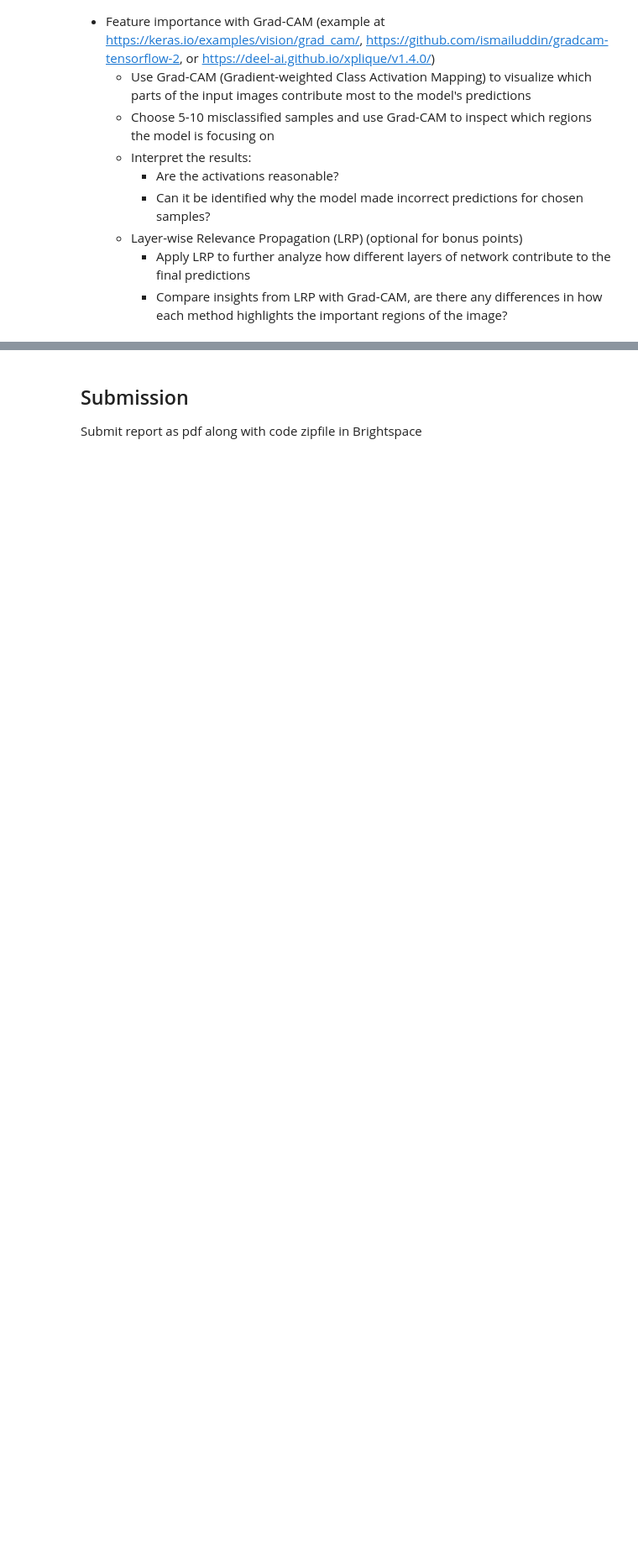
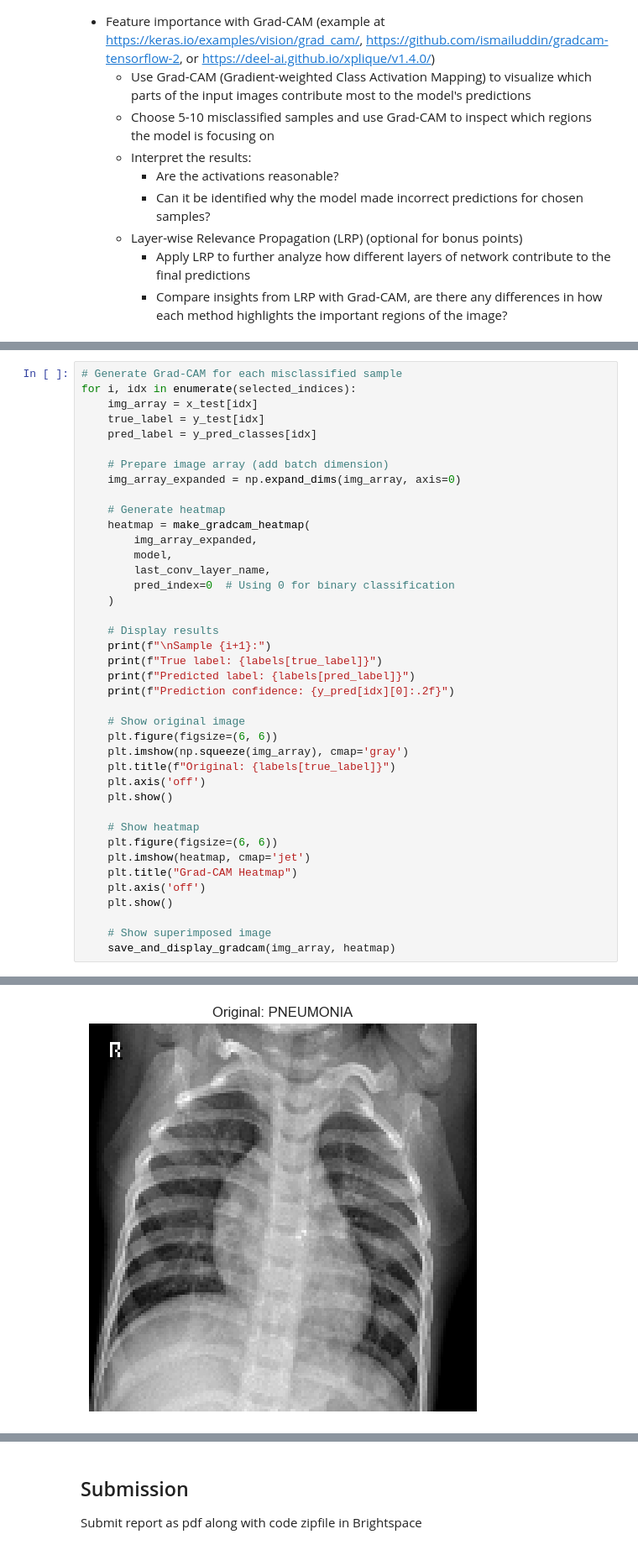
Before and after one commit to LaPetiteBird/DSassignment2, a Jupyter notebook: main.ipynb, the cells around one changed output, grey strips where cells are left out. Shown at 84% size. Cells and saved outputs as stored; diff of their text form; blank space fills up the shorter version.

```diff
--- a/main.ipynb
+++ b/main.ipynb
@@ -395,0 +545,41 @@ def get_RNN(input_shape, units=64, dropout=0.3):
+# %%
+# Generate Grad-CAM for each misclassified sample
+for i, idx in enumerate(selected_indices):
+    img_array = x_test[idx]
+    true_label = y_test[idx]
+    pred_label = y_pred_classes[idx]
+
+    # Prepare image array (add batch dimension)
+    img_array_expanded = np.expand_dims(img_array, axis=0)
+
+    # Generate heatmap
+    heatmap = make_gradcam_heatmap(
+        img_array_expanded,
+        model,
+        last_conv_layer_name,
+        pred_index=0  # Using 0 for binary classification
+    )
+
+    # Display results
+    print(f"\nSample {i+1}:")
+    print(f"True label: {labels[true_label]}")
+    print(f"Predicted label: {labels[pred_label]}")
+    print(f"Prediction confidence: {y_pred[idx][0]:.2f}")
+
+    # Show original image
+    plt.figure(figsize=(6, 6))
+    plt.imshow(np.squeeze(img_array), cmap='gray')
+    plt.title(f"Original: {labels[true_label]}")
+    plt.axis('off')
+    plt.show()
+
+    # Show heatmap
+    plt.figure(figsize=(6, 6))
+    plt.imshow(heatmap, cmap='jet')
+    plt.title("Grad-CAM Heatmap")
+    plt.axis('off')
+    plt.show()
+
+    # Show superimposed image
+    save_and_display_gradcam(img_array, heatmap)
+# %% [output]
@@ -395,0 +590 @@ def get_RNN(input_shape, units=64, dropout=0.3):
+[figure, added]
```
Also changed, not shown: parts of 9 cells of this notebook.
